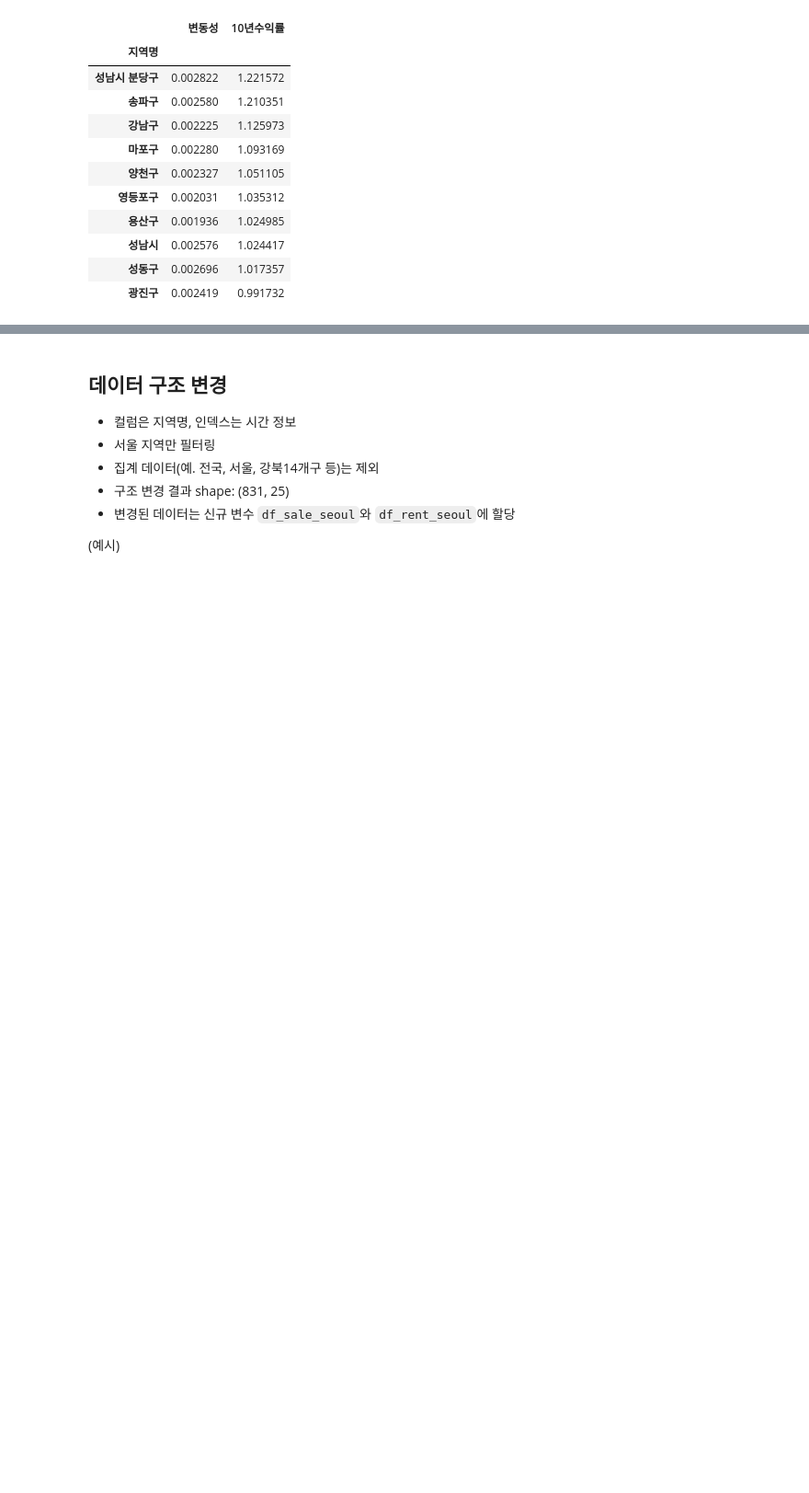
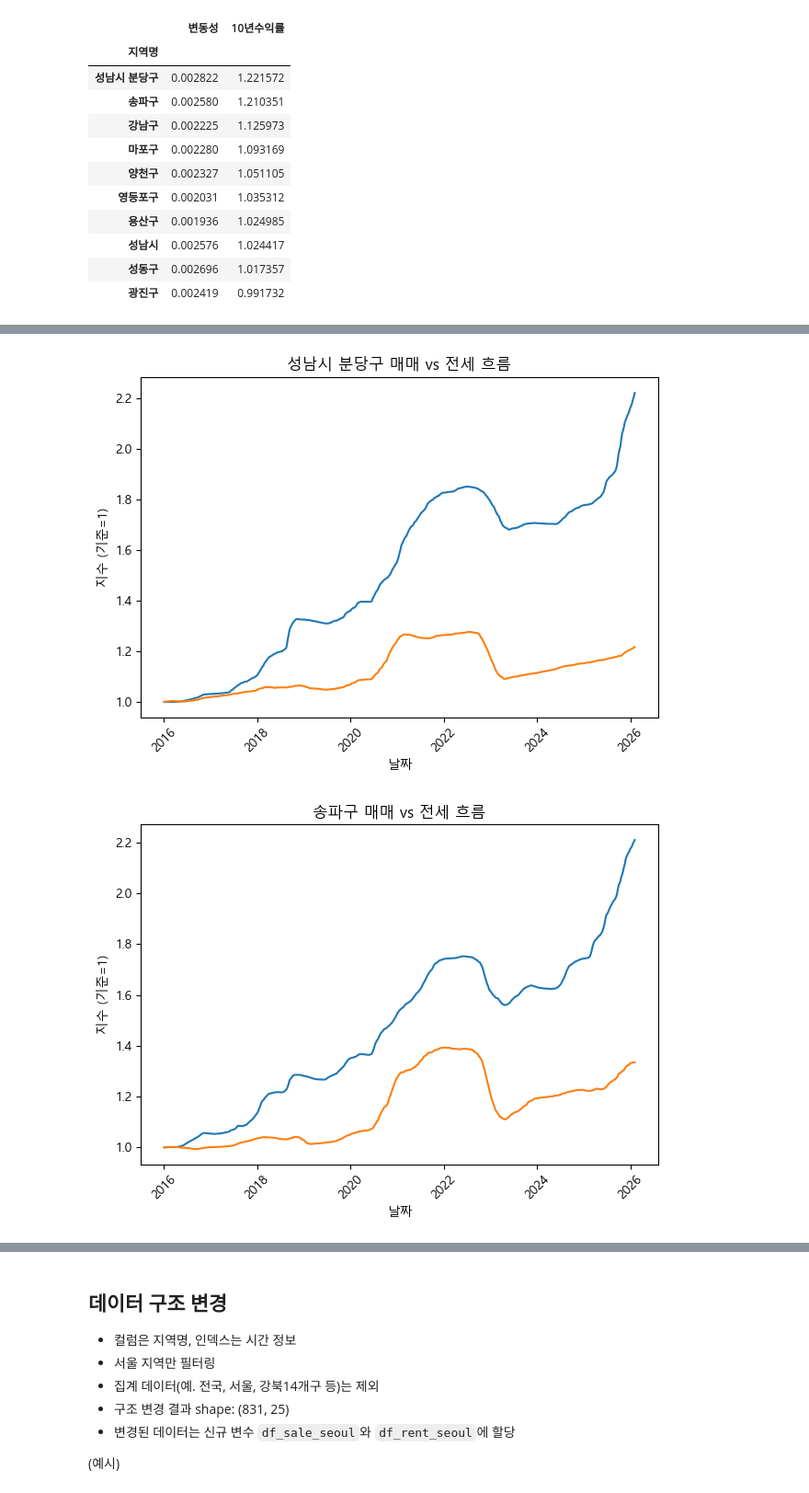
Before and after one commit to sungmin-kim310/hipython, a Jupyter notebook: 45_apt_price_data_analysis__skeleton.ipynb, the cells around one changed output, grey strips where cells are left out. Shown at 92% size. Drawn from its saved outputs; the diff is of its cells as text; code cells hidden in the pictures; blank space fills up the shorter version.

```diff
--- a/45_apt_price_data_analysis__skeleton.ipynb
+++ b/45_apt_price_data_analysis__skeleton.ipynb
@@ -357,7 +357,3 @@ analysis.sort_values('10년수익률', ascending=False).head(10)
 | 성남시 | 0.002576 | 1.024417 |
 | 성동구 | 0.002696 | 1.017357 |
 | 광진구 | 0.002419 | 0.991732 |
-# %%
-# 전세 수익률 & 변동성 계산
-sale_rent = sale.merge(rent, on=['지역명','날짜'])
-sale_rent['전세가율'] = sale_rent['전세지수'] / sale_rent['매매지수']
@@ -383,0 +418,6 @@ df_sale_long['매매지수'] = pd.to_numeric(df_sale_long['매매지수'])
+# %%
+rent_return_top10 = (
+    top10_data
+    .groupby('지역명')['전세지수']
+    .apply(lambda x: x.iloc[-1] / x.iloc[0] - 1)
+)
@@ -383,0 +474,37 @@ df_sale_long['매매지수'] = pd.to_numeric(df_sale_long['매매지수'])
+# %%
+# 상위 10개 매매 수익률 지역
+top10_regions = final_top10.index.tolist()
+
+# 매매+전세 데이터에서 상위10개만 필터링
+top10_data = sale_rent[sale_rent['지역명'].isin(top10_regions)].copy()
+
+# 정렬
+top10_data = top10_data.sort_values(['지역명','날짜'])
+# %%
+import matplotlib.pyplot as plt
+
+plt.rcParams['font.family'] = 'Malgun Gothic'
+plt.rcParams['axes.unicode_minus'] = False
+# %%
+import matplotlib.pyplot as plt
+
+for region in top10_regions:
+
+    region_df = top10_data[top10_data['지역명'] == region].copy()
+
+    # 기준값 1로 정규화
+    region_df['매매정규화'] = region_df['매매지수'] / region_df['매매지수'].iloc[0]
+    region_df['전세정규화'] = region_df['전세지수'] / region_df['전세지수'].iloc[0]
+
+    plt.figure()
+    plt.plot(region_df['날짜'], region_df['매매정규화'])
+    plt.plot(region_df['날짜'], region_df['전세정규화'])
+    plt.title(f"{region} 매매 vs 전세 흐름")
+    plt.xlabel("날짜")
+    plt.ylabel("지수 (기준=1)")
+    plt.xticks(rotation=45)
+    plt.tight_layout()
+    plt.show()
+# %% [output]
+[figure, added]
+[figure, added]
```
Also changed, not shown: parts of 12 cells of this notebook.
